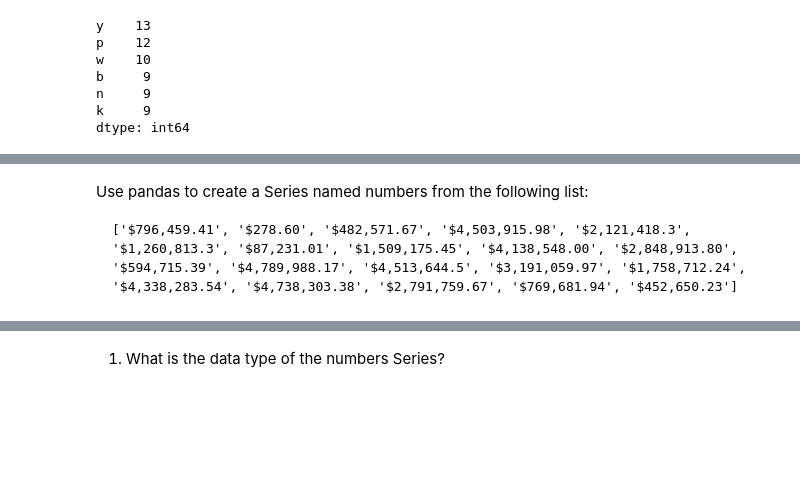
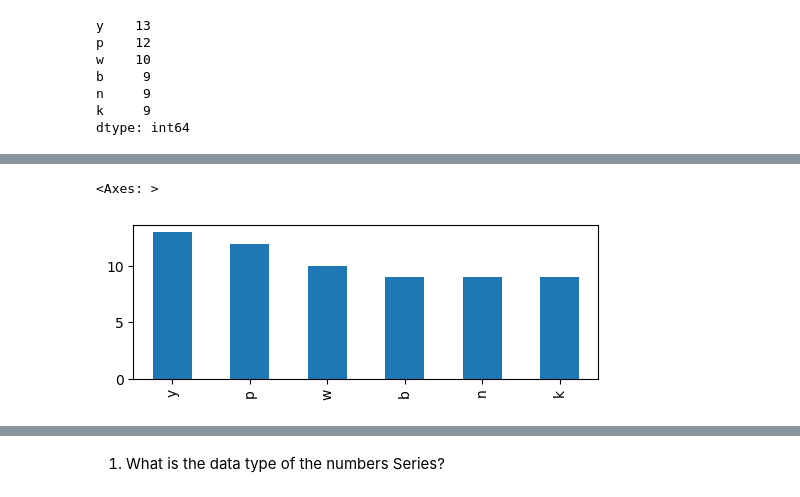
Before and after one commit to MigashaneVictoire/numpy-pandas-visualization-exercises, a Jupyter notebook: pandas_series.ipynb, the cells around one changed output, grey strips where cells are left out. Cells and saved outputs as stored; diff of their text form; code cells hidden in the pictures; blank space fills up the shorter version.

````diff
--- a/pandas_series.ipynb
+++ b/pandas_series.ipynb
@@ -405,6 +400,0 @@ common_occ.plot.bar()
-# %% [markdown]
-Use pandas to create a Series named numbers from the following list:
-
-```
-['$796,459.41', '$278.60', '$482,571.67', '$4,503,915.98', '$2,121,418.3', '$1,260,813.3', '$87,231.01', '$1,509,175.45', '$4,138,548.00', '$2,848,913.80', '$594,715.39', '$4,789,988.17', '$4,513,644.5', '$3,191,059.97', '$1,758,712.24', '$4,338,283.54', '$4,738,303.38', '$2,791,759.67', '$769,681.94', '$452,650.23']
-```
@@ -414,0 +401,6 @@ money = pd.Series(money)
+# %%
+plt.figure(figsize = (6,2))
+common_occ.plot.bar()
+# %% [output]
+<Axes: >
+[figure, added]
````
Also changed, not shown: parts of 24 cells of this notebook.
